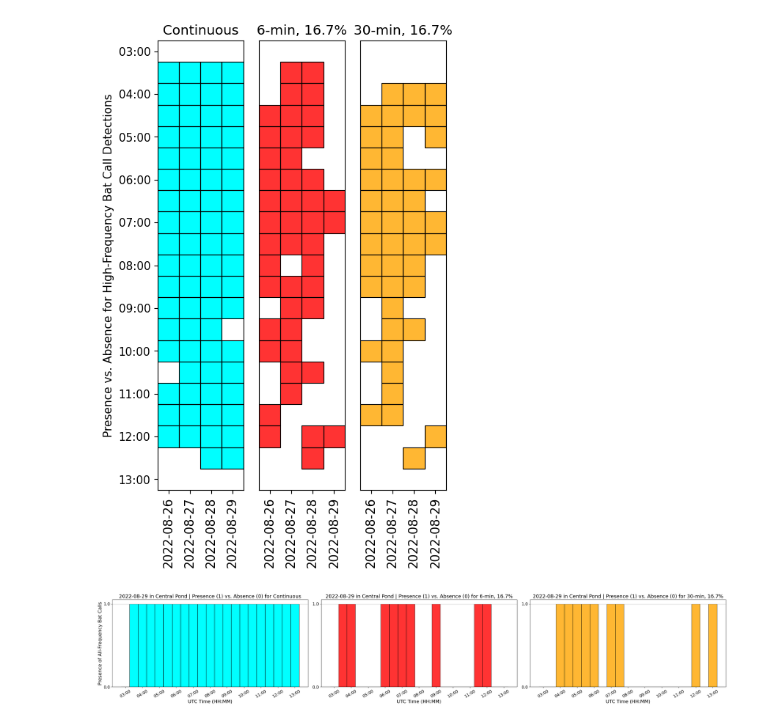
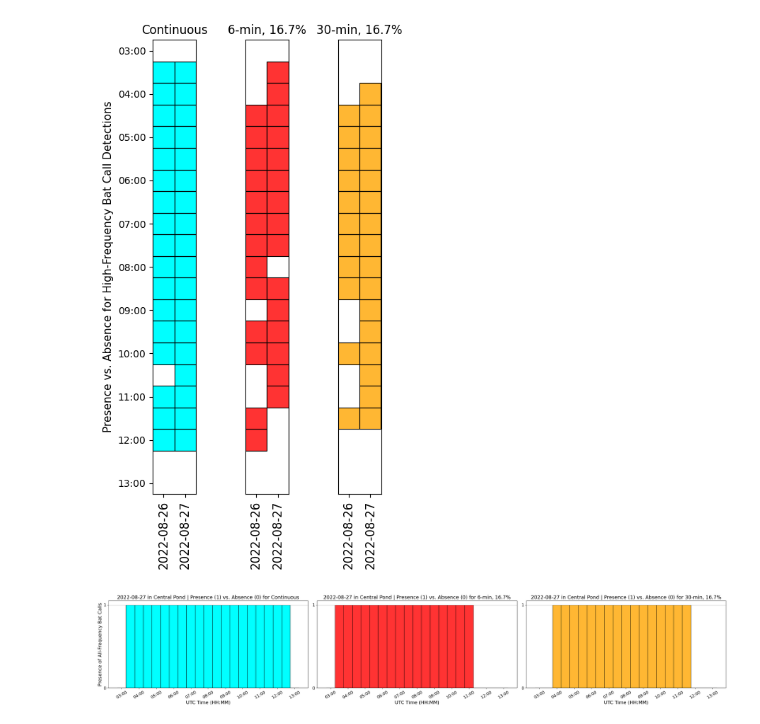
Before and after one commit to ctuguinay/bat-detector-msds, a Jupyter notebook: notebooks/msds_pipeline_for_summer.ipynb, the cells around one changed output. Cells and saved outputs as stored; diff of their text form; code cells hidden in the pictures.

```diff
--- a/notebooks/msds_pipeline_for_summer.ipynb
+++ b/notebooks/msds_pipeline_for_summer.ipynb
@@ -20,8 +20,8 @@ import src.subsampling as ss
 # %%
 input_dir = f'{Path.home()}/Documents/UBNA/Symposium/Recordings/SUMMER_2022/CentralPond'
 summer_audio_files = sorted(list(Path(input_dir).iterdir()))
-date = "20220829"
-dates = ["20220826", "20220827", "20220828", "20220829"]
+date = "20220826"
+dates = ["20220826", "20220827"]
 location = "Central Pond"
 # %%
 # ## Put together input parameters
@@ -261,9 +331,11 @@ def rect(pos):
     plt.gca().add_patch(r)
 
 plt.figure(figsize=(5, 8))
-plt.rcParams.update({'font.size': 11})
+plt.rcParams.update({'font.size': 10})
 
 datetime_info = sorted(list(datetime_hour_min_info))
+date_info = sorted(list(datetime_date_info))
+
 time_ticks = np.arange(c_presence_over_days.shape[1])[::2]
 date_ticks = np.arange(c_presence_over_days.shape[0])
 
@@ -278,9 +350,9 @@ im = plt.imshow(masked_array, cmap=cmap)
 x, y = np.meshgrid(np.arange(plot_cp_overdays.shape[1]), np.arange(plot_cp_overdays.shape[0]))
 m = np.c_[x[plot_cp_overdays == 1], y[plot_cp_overdays == 1]]
 for pos in m:
-    rect(pos)
+     rect(pos)
 plt.yticks(time_ticks, datetime_info[::2])
-plt.xticks(date_ticks, sorted(list(datetime_date_info)), rotation=90, fontsize=12)
+plt.xticks(date_ticks, date_info, rotation=90, fontsize=12)
 
 plt.subplot(132)
 plt.title("6-min, 16.7%")
@@ -294,7 +366,7 @@ m = np.c_[x[plot_p1_overdays == 1], y[plot_p1_overdays == 1]]
 for pos in m:
     rect(pos)
 plt.yticks([], [])
-plt.xticks(date_ticks, sorted(list(datetime_date_info)), rotation=90, fontsize=12)
+plt.xticks(date_ticks, date_info, rotation=90, fontsize=12)
 
 plt.subplot(133)
 plt.title("30-min, 16.7%")
@@ -308,8 +380,9 @@ m = np.c_[x[plot_p2_overdays == 1], y[plot_p2_overdays == 1]]
 for pos in m:
     rect(pos)
 plt.yticks([], [])
-plt.xticks(date_ticks, sorted(list(datetime_date_info)), rotation=90, fontsize=12)
+plt.xticks(date_ticks, date_info, rotation=90, fontsize=12)
 
 plt.tight_layout()
+plt.savefig(f'{Path.home()}/Documents/UBNA/Symposium/Figures/lf_&_hf_presence_absence_grid__{location.split()[0]}_{dates[-1]}_030000to130000_comparisons.png')
 plt.show()
 # %% [output]
@@ -317,10 +390,6 @@ plt.show()
 # %%
 plt.figure(figsize=(5, 8))
-plt.rcParams.update({'font.size': 11})
-
-datetime_info = sorted(list(datetime_hour_min_info))
-time_ticks = np.arange(c_presence_over_days.shape[1])[::2]
-date_ticks = np.arange(c_presence_over_days.shape[0])
+plt.rcParams.update({'font.size': 10})
 
 plt.subplot(131)
 plt.title("Continuous")
@@ -335,7 +404,7 @@ m = np.c_[x[plot_cp_overdays == 1], y[plot_cp_overdays == 1]]
 for pos in m:
     rect(pos)
 plt.yticks(time_ticks, datetime_info[::2])
-plt.xticks(date_ticks, sorted(list(datetime_date_info)), rotation=90, fontsize=12)
+plt.xticks(date_ticks, date_info, rotation=90, fontsize=12)
 
 plt.subplot(132)
 plt.title("6-min, 16.7%")
@@ -349,7 +418,7 @@ m = np.c_[x[plot_p1_overdays == 1], y[plot_p1_overdays == 1]]
 for pos in m:
     rect(pos)
 plt.yticks([], [])
-plt.xticks(date_ticks, sorted(list(datetime_date_info)), rotation=90, fontsize=12)
+plt.xticks(date_ticks, date_info, rotation=90, fontsize=12)
 
 plt.subplot(133)
 plt.title("30-min, 16.7%")
@@ -363,8 +432,9 @@ m = np.c_[x[plot_p2_overdays == 1], y[plot_p2_overdays == 1]]
 for pos in m:
     rect(pos)
 plt.yticks([], [])
-plt.xticks(date_ticks, sorted(list(datetime_date_info)), rotation=90, fontsize=12)
+plt.xticks(date_ticks, date_info, rotation=90, fontsize=12)
 
 plt.tight_layout()
+plt.savefig(f'{Path.home()}/Documents/UBNA/Symposium/Figures/lf_presence_absence_grid__{location.split()[0]}_{dates[-1]}_030000to130000_comparisons.png')
 plt.show()
 # %% [output]
@@ -372,10 +442,6 @@ plt.show()
 # %%
 plt.figure(figsize=(5, 8))
-plt.rcParams.update({'font.size': 11})
-
-datetime_info = sorted(list(datetime_hour_min_info))
-time_ticks = np.arange(c_presence_over_days.shape[1])[::2]
-date_ticks = np.arange(c_presence_over_days.shape[0])
+plt.rcParams.update({'font.size': 10})
 
 plt.subplot(131)
 plt.title("Continuous")
@@ -390,40 +456,41 @@ m = np.c_[x[plot_cp_overdays == 1], y[plot_cp_overdays == 1]]
 for pos in m:
     rect(pos)
 plt.yticks(time_ticks, datetime_info[::2])
-plt.xticks(date_ticks, sorted(list(datetime_date_info)), rotation=90, fontsize=12)
+plt.xticks(date_ticks, date_info, rotation=90, fontsize=12)
 
 plt.subplot(132)
 plt.title("6-min, 16.7%")
 plot_p1_overdays = hfpresence1_over_days.T
 masked_array = np.ma.masked_where(plot_p1_overdays == 1, plot_p1_overdays)
 cmap = plt.get_cmap("Greys")  # Can be any colormap that you want after the cm
 cmap.set_bad(color='red', alpha=0.8)
 im = plt.imshow(masked_array, cmap=cmap)
 x, y = np.meshgrid(np.arange(plot_p1_overdays.shape[1]), np.arange(plot_p1_overdays.shape[0]))
 m = np.c_[x[plot_p1_overdays == 1], y[plot_p1_overdays == 1]]
 for pos in m:
     rect(pos)
 plt.yticks([], [])
-plt.xticks(date_ticks, sorted(list(datetime_date_info)), rotation=90, fontsize=12)
+plt.xticks(date_ticks, date_info, rotation=90, fontsize=12)
 
 plt.subplot(133)
 plt.title("30-min, 16.7%")
 plot_p2_overdays = hfpresence2_over_days.T
 masked_array = np.ma.masked_where(plot_p2_overdays == 1, plot_p2_overdays)
 cmap = plt.get_cmap("Greys")  # Can be any colormap that you want after the cm
 cmap.set_bad(color='orange', alpha=0.8)
 im = plt.imshow(masked_array, cmap=cmap)
 x, y = np.meshgrid(np.arange(plot_p2_overdays.shape[1]), np.arange(plot_p2_overdays.shape[0]))
 m = np.c_[x[plot_p2_overdays == 1], y[plot_p2_overdays == 1]]
 for pos in m:
     rect(pos)
 plt.yticks([], [])
-plt.xticks(date_ticks, sorted(list(datetime_date_info)), rotation=90, fontsize=12)
+plt.xticks(date_ticks, date_info, rotation=90, fontsize=12)
 
 plt.tight_layout()
+plt.savefig(f'{Path.home()}/Documents/UBNA/Symposium/Figures/hf_presence_absence_grid__{location.split()[0]}_{dates[-1]}_030000to130000_comparisons.png')
 plt.show()
 # %% [output]
-[figure, old version]
+[figure, new version]
 # %%
 bar_alpha = 0.8
 continuous_bar_color = 'cyan'
@@ -437,36 +504,38 @@ bar_width = 1
 plt.figure(figsize=(30, 15))
 plt.rcParams.update({'font.size': 14})
 
+plot_date = (dt.datetime.strptime(dates[-1], '%Y%m%d')).date()
+
 plt.subplot(331)
-plt.title(f"{(dt.datetime.strptime(date, '%Y%m%d')).date()} in {location} | Presence (1) vs. Absence (0) for Continuous")
+plt.title(f"{plot_date} in {location} | Presence (1) vs. Absence (0) for Continuous")
 plt.bar(datetime_info, c_presence, width=bar_width, color=continuous_bar_color, edgecolor=bar_edgecolor)
 plt.ylabel("Presence of All-Frequency Bat Calls", fontsize=y_label_fontsize)
 plt.xlabel("UTC Time (HH:MM)", fontsize=x_label_fontsize)
 plt.grid(axis="y")
-plt.yticks(plt.yticks()[0][::5], plt.yticks()[1][::5])
-plt.xticks(plt.xticks()[0][::2], plt.xticks()[1][::2], rotation=30)
+plt.yticks([0, 1], [0, 1])
+plt.xticks(np.arange(0, 21, 2), datetime_info[::2], rotation=30)
 
 plt.subplot(332)
-plt.title(f"{(dt.datetime.strptime(date, '%Y%m%d')).date()} in {location} | Presence (1) vs. Absence (0) for 6-min, 16.7%")
+plt.title(f"{plot_date} in {location} | Presence (1) vs. Absence (0) for 6-min, 16.7%")
 plt.bar(datetime_info, presence1, width=bar_width, color=comparison_6min_bar_color, edgecolor=bar_edgecolor, alpha=bar_alpha)
 plt.xlabel("UTC Time (HH:MM)", fontsize=x_label_fontsize)
 plt.grid(axis="y")
-plt.yticks(plt.yticks()[0][::5], plt.yticks()[1][::5])
-plt.xticks(plt.xticks()[0][::2], plt.xticks()[1][::2], rotation=30)
+plt.yticks([0, 1], [0, 1])
+plt.xticks(np.arange(0, 21, 2), datetime_info[::2], rotation=30)
 
 plt.subplot(333)
-plt.title(f"{(dt.datetime.strptime(date, '%Y%m%d')).date()} in {location} | Presence (1) vs. Absence (0) for 30-min, 16.7%")
+plt.title(f"{plot_date} in {location} | Presence (1) vs. Absence (0) for 30-min, 16.7%")
 plt.bar(datetime_info, presence2, width=bar_width, color=comparison_30min_bar_color, edgecolor=bar_edgecolor, alpha=bar_alpha)
 plt.xlabel("UTC Time (HH:MM)", fontsize=x_label_fontsize)
 plt.grid(axis="y")
-plt.yticks(plt.yticks()[0][::5], plt.yticks()[1][::5])
-plt.xticks(plt.xticks()[0][::2], plt.xticks()[1][::2], rotation=30)
+plt.yticks([0, 1], [0, 1])
+plt.xticks(np.arange(0, 21, 2), datetime_info[::2], rotation=30)
 
 plt.tight_layout()
-plt.savefig(f'{Path.home()}/Documents/UBNA/Symposium/Figures/lf_&_hf_presence_absence__{location.split()[0]}_{date}_030000to130000_comparisons.png')
+plt.savefig(f'{Path.home()}/Documents/UBNA/Symposium/Figures/lf_&_hf_presence_absence__{location.split()[0]}_{dates[-1]}_030000to130000_comparisons.png')
 plt.show()
 # %% [output]
-[figure, old version]
+[figure, new version]
 # %%
 plt.figure(figsize=(30, 15))
 
```
Also changed, not shown: parts of 16 cells of this notebook, 2 other files.
